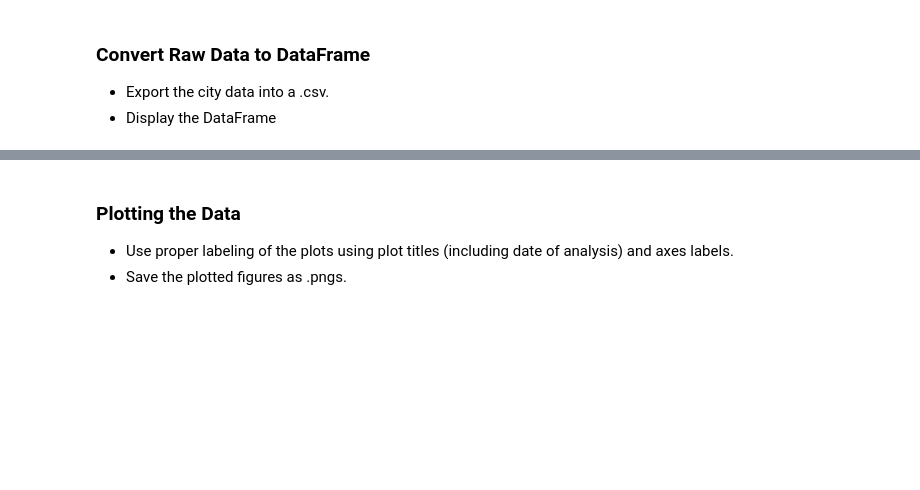
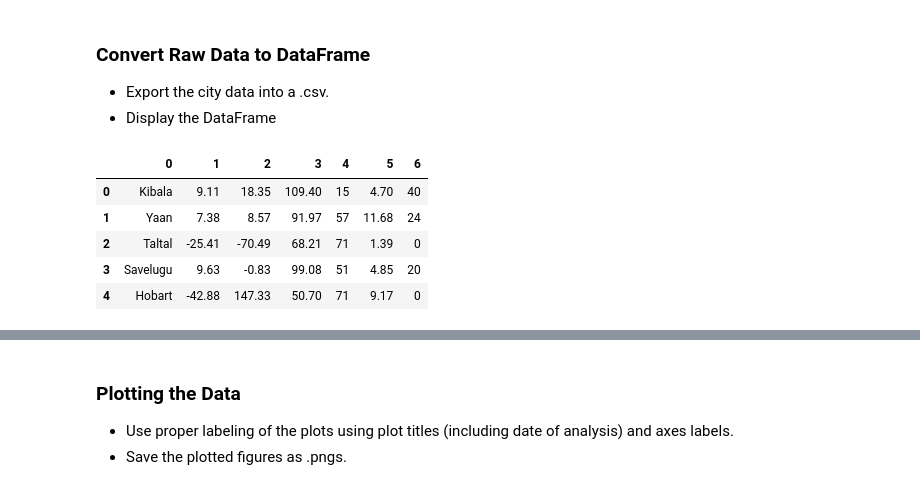
Before and after one commit to mawothe/HomeworkRepo, a Jupyter notebook: Homework_6/starter_code/WeatherPy.ipynb, the cells around one changed output, grey strips where cells are left out. Cells and saved outputs as stored; diff of their text form; code cells hidden in the pictures; blank space fills up the shorter version.

Commit message:
Have Dataframe finally. Start plotting.

```diff
--- a/Homework_6/starter_code/WeatherPy.ipynb
+++ b/Homework_6/starter_code/WeatherPy.ipynb
@@ -59,6 +57,9 @@ len(cities)
 # %%
 # Build the call
 url = "api.openweathermap.org/data/2.5/weather?"
+
+#Settings
+settings = {"units": "imperial", "appid": api_key}
 # %% [markdown]
 ### Perform API Calls
 * Perform a weather check on each city using a series of successive API calls.
@@ -66,14 +67,21 @@ url = "api.openweathermap.org/data/2.5/weather?"
 # %%
 # Get data for each city in list
 weather_data = []
+i=1
 
-#Gather send calls
+#Gather and send calls
 for city in cities:
+
+    query_url = f"{url}appid={api_key}&q={city}"
+
     try:
-        query_url = f"{url}appid={api_key}&q={city}"
-        response = requests.get(query_url).json()
+        response = owm.get_current(city, **settings)
+        weather_data.append(response)
 
-        print(f"Processing {city}.")
+        print(f"Processing Record {i} of {len(cities)} | {city}.")
+        i +=1
 
-    except: print("Skipping " + str (city)+ ".")
+    except:
+        print("City not found. Skipping...")
+        i +=1
 # %% [output]
@@ -103,3 +127,21 @@ api.openweathermap.org/data/2.5/weather?q={city name}
 ### Convert Raw Data to DataFrame
 * Export the city data into a .csv.
 * Display the DataFrame
+# %%
+# Create an "extracts" object to get the temperature, latitude,
+# and longitude in each city
+summary = ["name", "coord.lat", "coord.lon","main.temp", "main.humidity", "wind.speed",\
+          "clouds.all"]
+
+# Create a Pandas DataFrame with the results
+data = [response(*summary) for response in weather_data]
+
+weather_df = pd.DataFrame(data)
+weather_df.head()
+# %% [output]
+|  | 0 | 1 | 2 | 3 | 4 | 5 | 6 |
+| 0 | Kibala | 9.11 | 18.35 | 109.40 | 15 | 4.70 | 40 |
+| 1 | Yaan | 7.38 | 8.57 | 91.97 | 57 | 11.68 | 24 |
+| 2 | Taltal | -25.41 | -70.49 | 68.21 | 71 | 1.39 | 0 |
+| 3 | Savelugu | 9.63 | -0.83 | 99.08 | 51 | 4.85 | 20 |
+| 4 | Hobart | -42.88 | 147.33 | 50.70 | 71 | 9.17 | 0 |
```
Also changed, not shown: parts of 7 cells of this notebook.
